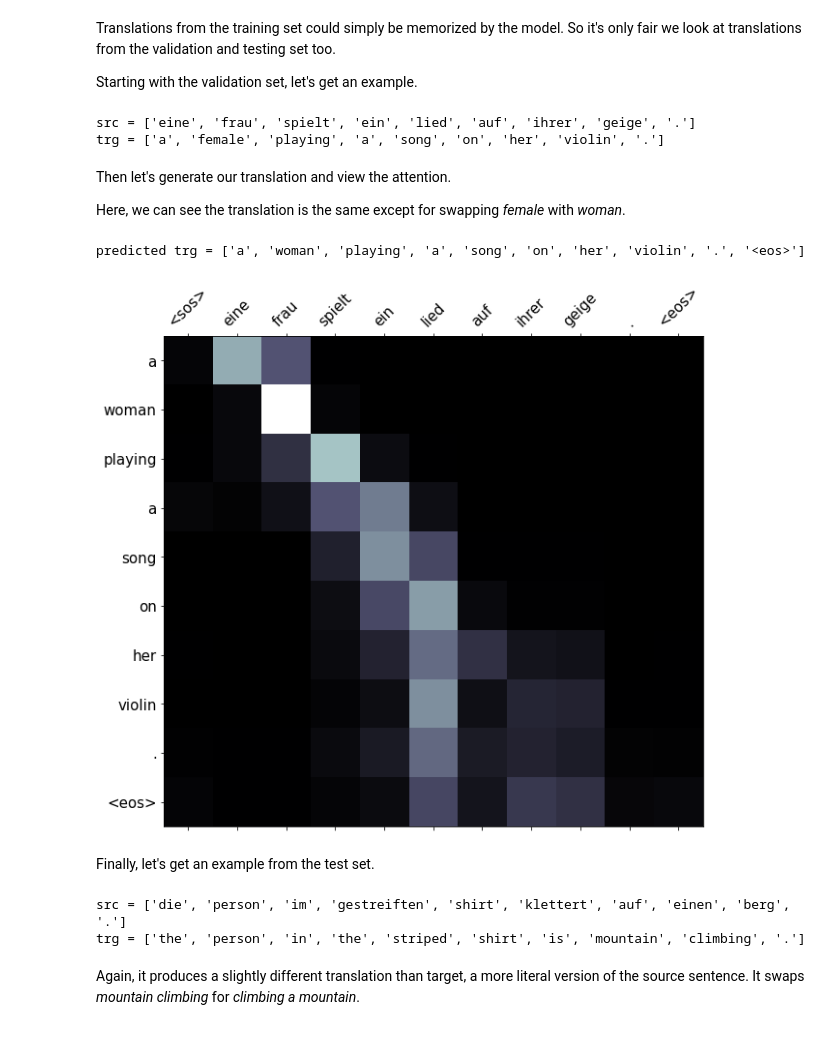
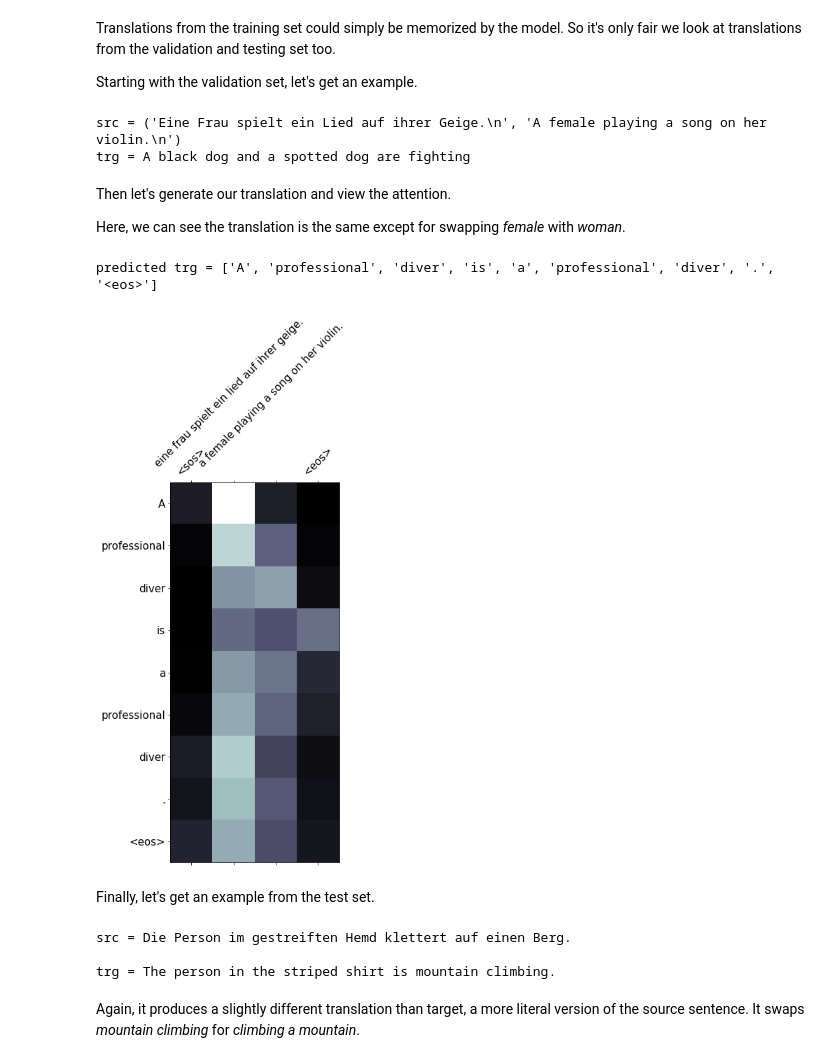
Before and after one commit to garima-mahato/END2, a Jupyter notebook: Session8-TorchText&AdvancedConcepts/END2_Session8_4_Packed_Padded_Sequences,_Masking,_Inference_and_BLEU.ipynb, the cells around one changed output. Saved outputs shown, nothing was run; the diff lists cells and outputs as text; code cells hidden in the pictures.

```diff
--- a/Session8-TorchText&AdvancedConcepts/END2_Session8_4_Packed_Padded_Sequences,_Masking,_Inference_and_BLEU.ipynb
+++ b/Session8-TorchText&AdvancedConcepts/END2_Session8_4_Packed_Padded_Sequences,_Masking,_Inference_and_BLEU.ipynb
@@ -795 +632,4 @@ tensor([4])
+# %%
+train_iter, val_iter, test_iter = Multi30k(split=('train','valid','test'), language_pair=(SRC_LANGUAGE, TGT_LANGUAGE))
+train_iter, val_iter, test_iter = list(train_iter), list(val_iter), list(test_iter)
 # %%
@@ -941,40 +740,39 @@ Starting with the validation set, let's get an example.
 # %%
 example_idx = 14
 
-src = vars(valid_data.examples[example_idx])['src']
-trg = vars(valid_data.examples[example_idx])['trg']
+src = val_iter[example_idx]
 
 print(f'src = {src}')
 print(f'trg = {trg}')
 # %% [output]
-src = ['eine', 'frau', 'spielt', 'ein', 'lied', 'auf', 'ihrer', 'geige', '.']
-trg = ['a', 'female', 'playing', 'a', 'song', 'on', 'her', 'violin', '.']
+src = ('Eine Frau spielt ein Lied auf ihrer Geige.\n', 'A female playing a song on her violin.\n')
+trg = A black dog and a spotted dog are fighting
 # %% [markdown]
 Then let's generate our translation and view the attention.
 
 Here, we can see the translation is the same except for swapping *female* with *woman*.
 # %%
-translation, attention = translate_sentence(src, SRC, TRG, model, device)
+translation, attention = translate_sentence(src, vocab_transform['de'], vocab_transform['en'], '<bos>', '<eos>', model, device)
 
 print(f'predicted trg = {translation}')
 
 display_attention(src, translation, attention)
 # %% [output]
-predicted trg = ['a', 'woman', 'playing', 'a', 'song', 'on', 'her', 'violin', '.', '<eos>']
+predicted trg = ['A', 'professional', 'diver', 'is', 'a', 'professional', 'diver', '.', '<eos>']
-[figure, old version]
+[figure, new version]
 # %% [markdown]
 Finally, let's get an example from the test set.
 # %%
 example_idx = 18
 
-src = vars(test_data.examples[example_idx])['src']
-trg = vars(test_data.examples[example_idx])['trg']
+src, trg = test_iter[example_idx]
 
 print(f'src = {src}')
 print(f'trg = {trg}')
 # %% [output]
-src = ['die', 'person', 'im', 'gestreiften', 'shirt', 'klettert', 'auf', 'einen', 'berg', '.']
-trg = ['the', 'person', 'in', 'the', 'striped', 'shirt', 'is', 'mountain', 'climbing', '.']
+src = Die Person im gestreiften Hemd klettert auf einen Berg.
+
+trg = The person in the striped shirt is mountain climbing.
 # %% [markdown]
 Again, it produces a slightly different translation than target, a more literal version of the source sentence. It swaps *mountain climbing* for *climbing a mountain*.
 # %%
```
Also changed, not shown: parts of 32 cells of this notebook.
